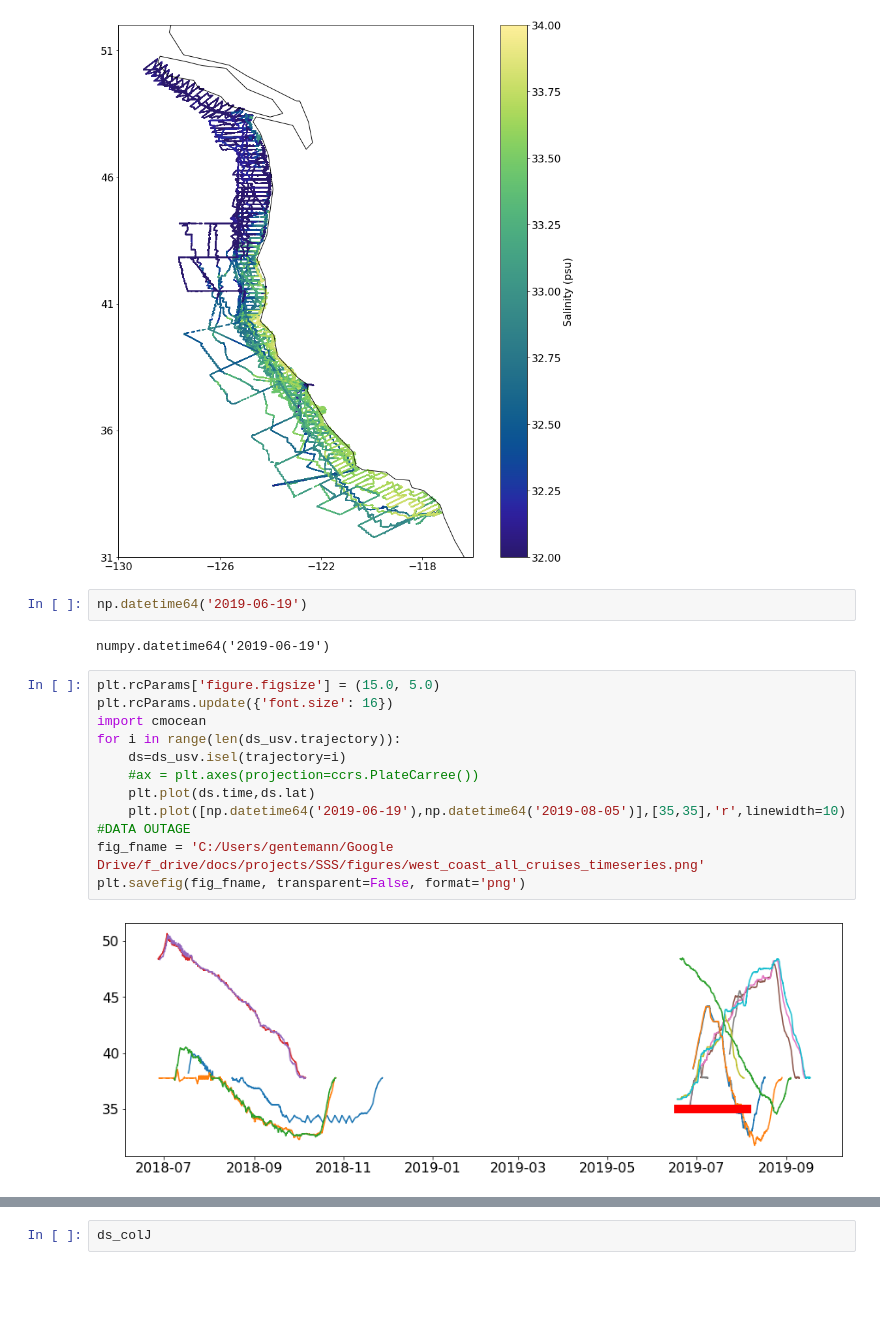
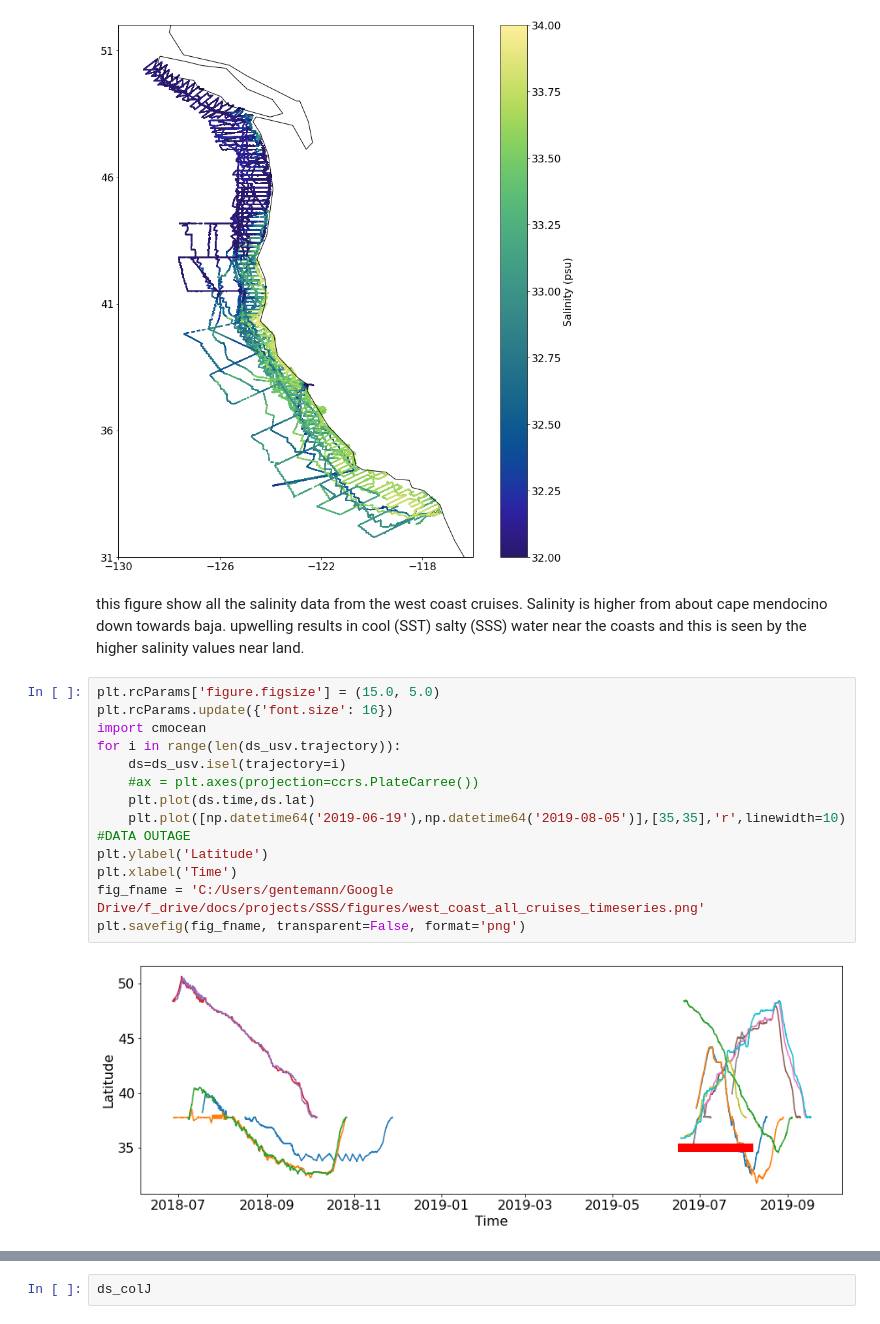
Before and after one commit to cgentemann/salinity, a Jupyter notebook: Image orbital SSS collocations west coast.ipynb, the cells around one changed output, grey strips where cells are left out. Cells and saved outputs as stored; diff of their text form; blank space fills up the shorter version.

```diff
--- a/Image orbital SSS collocations west coast.ipynb
+++ b/Image orbital SSS collocations west coast.ipynb
@@ -103,20 +106,20 @@ fig_fname = 'C:/Users/gentemann/Google Drive/f_drive/docs/projects/SSS/figures/w
 plt.savefig(fig_fname, transparent=False, format='png')
 # %% [output]
 [figure]
-# %%
-np.datetime64('2019-06-19')
-# %% [output]
-numpy.datetime64('2019-06-19')
+# %% [markdown]
+this figure show all the salinity data from the west coast cruises. Salinity is higher from about cape mendocino down towards baja. upwelling results in cool (SST) salty (SSS) water near the coasts and this is seen by the higher salinity values near land.
 # %%
 plt.rcParams['figure.figsize'] = (15.0, 5.0)
 plt.rcParams.update({'font.size': 16})
 import cmocean
 for i in range(len(ds_usv.trajectory)):
     ds=ds_usv.isel(trajectory=i)
     #ax = plt.axes(projection=ccrs.PlateCarree())
     plt.plot(ds.time,ds.lat)
     plt.plot([np.datetime64('2019-06-19'),np.datetime64('2019-08-05')],[35,35],'r',linewidth=10) #DATA OUTAGE
+plt.ylabel('Latitude')
+plt.xlabel('Time')
 fig_fname = 'C:/Users/gentemann/Google Drive/f_drive/docs/projects/SSS/figures/west_coast_all_cruises_timeseries.png'
 plt.savefig(fig_fname, transparent=False, format='png')
 # %% [output]
-[figure, old version]
+[figure, new version]
```
Also changed, not shown: parts of 26 cells of this notebook, 2 other files.
